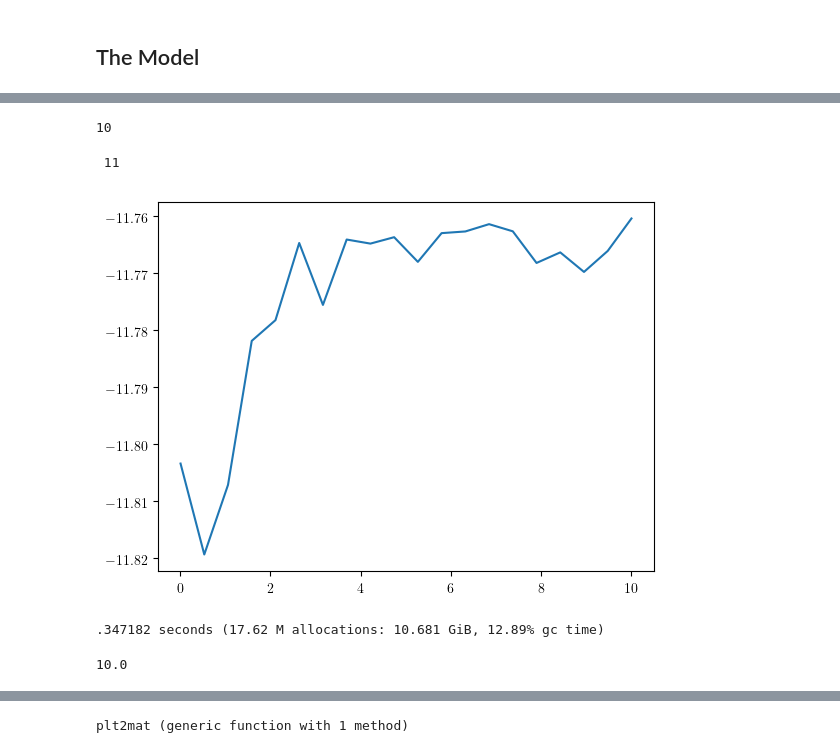
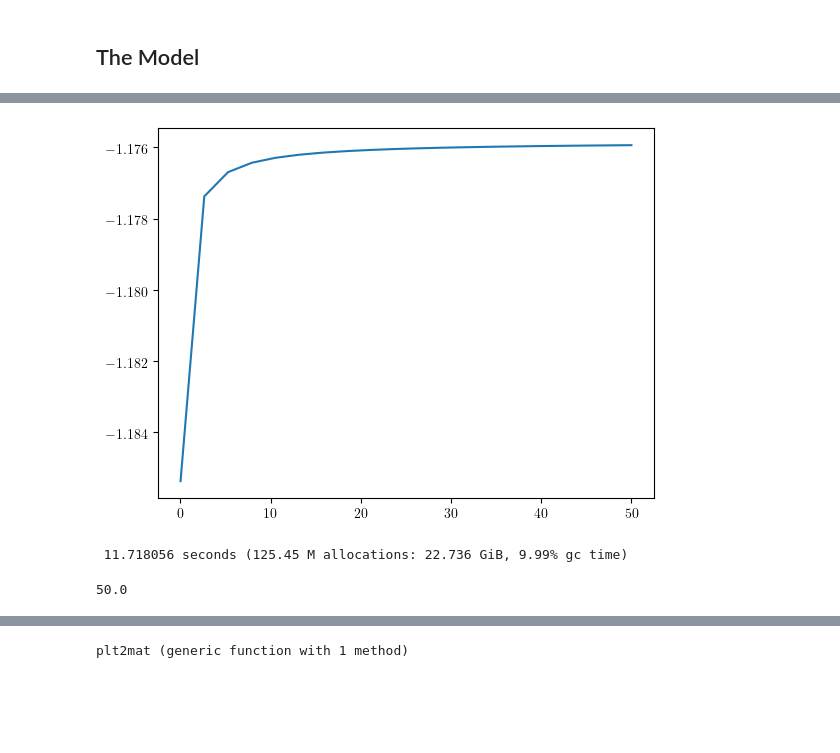
Before and after one commit to axsk/OEBayes, a Jupyter notebook: notebooks/counterex restriction.ipynb, the cells around one changed output, grey strips where cells are left out. Drawn from its saved outputs; the diff is of its cells as text; code cells hidden in the pictures; blank space fills up the shorter version.

```diff
--- a/notebooks/counterex restriction.ipynb
+++ b/notebooks/counterex restriction.ipynb
@@ -24,20 +30,17 @@ mt = FEModel(f=x->x, xs=linspace(0,1,n), σ=σ)
 d = generatedata(m, prior, ndata);
 # %%
 ncv = 20
-#kfold = length(d);
-kfold = 10
+kfold = length(d); # leave one out crossvalidation
+#kfold = 20 # coarser crossvalidation for computational speed
-# %% [output]
-10
 # %%
 ## er estimator
-regs = [ReferenceRegularizer(m, γ) for γ in linspace(0.01,10,ncv)]
-@time ss = [cvscore(m, d, d->ebprior(m, d, r), kfold) for r in regs]
+regs = [ReferenceRegularizer(m, γ) for γ in linspace(0.01,50,ncv)]
+@time ss = [cvscore(m, d, d->ebprior(m, d, r, OPTCONFIG), kfold) for r in regs]
 plot([r.γ for r in regs], ss)
-regR = regs[indmax(ss)].γ
+regR = regs[argmax(ss)].γ
 # %% [output]
+[figure, new version]
- 11
+ 11.718056 seconds (125.45 M allocations: 22.736 GiB, 9.99% gc time)
-[figure, old version]
-.347182 seconds (17.62 M allocations: 10.681 GiB, 12.89% gc time)
+50.0
-10.0
 # %%
 ## er estimator
```
Also changed, not shown: parts of 11 cells of this notebook, 1 other file.
